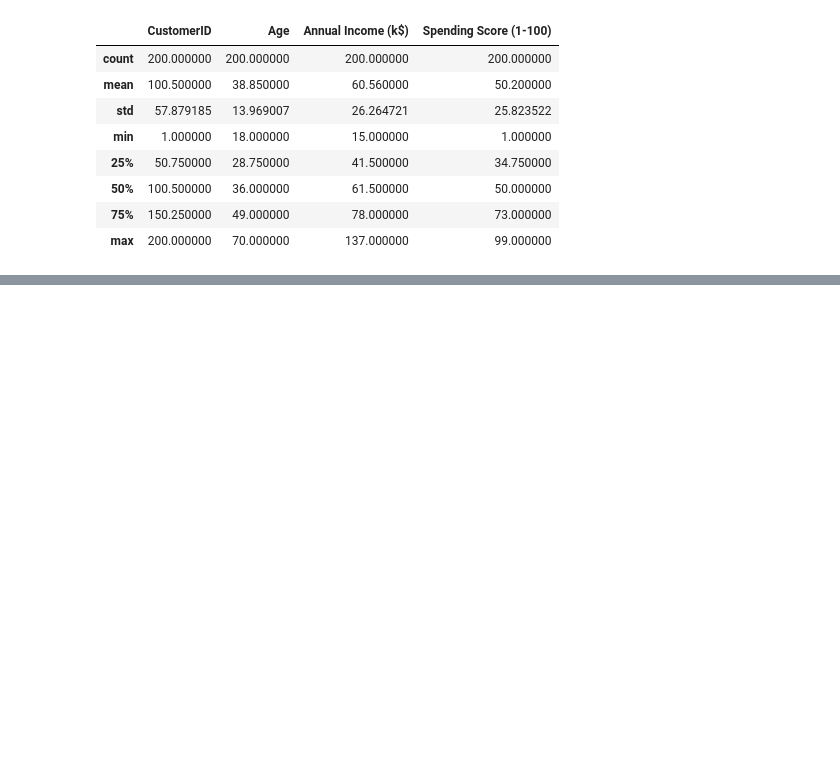
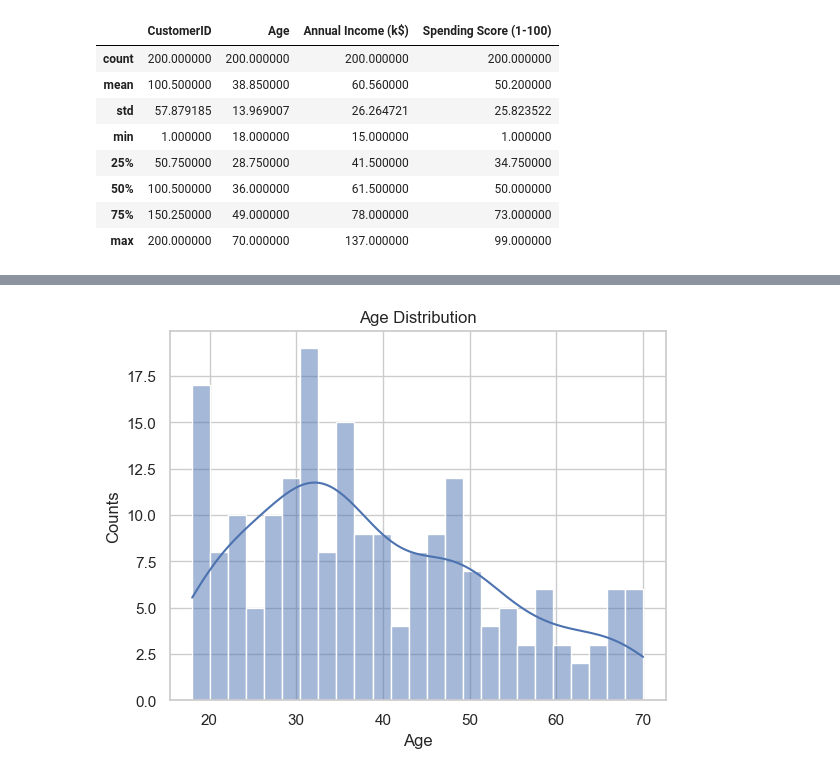
Before and after one commit to Syed-Kumail-Naqvi/Customer-Segmentation, a Jupyter notebook: notebooks/main.ipynb, the cells around one changed output, grey strips where cells are left out. Saved outputs shown, nothing was run; the diff lists cells and outputs as text; code cells hidden in the pictures; blank space fills up the shorter version.

```diff
--- a/notebooks/main.ipynb
+++ b/notebooks/main.ipynb
@@ -44,0 +128,10 @@ df.describe()
+# %%
+sns.histplot(data=data , x="Age", kde=True, bins=25)
+
+plt.title("Age Distribution")
+plt.xlabel("Age")
+plt.ylabel("Counts")
+
+plt.show()
+# %% [output]
+[figure, added]
```
Also changed, not shown: parts of 22 cells of this notebook.
